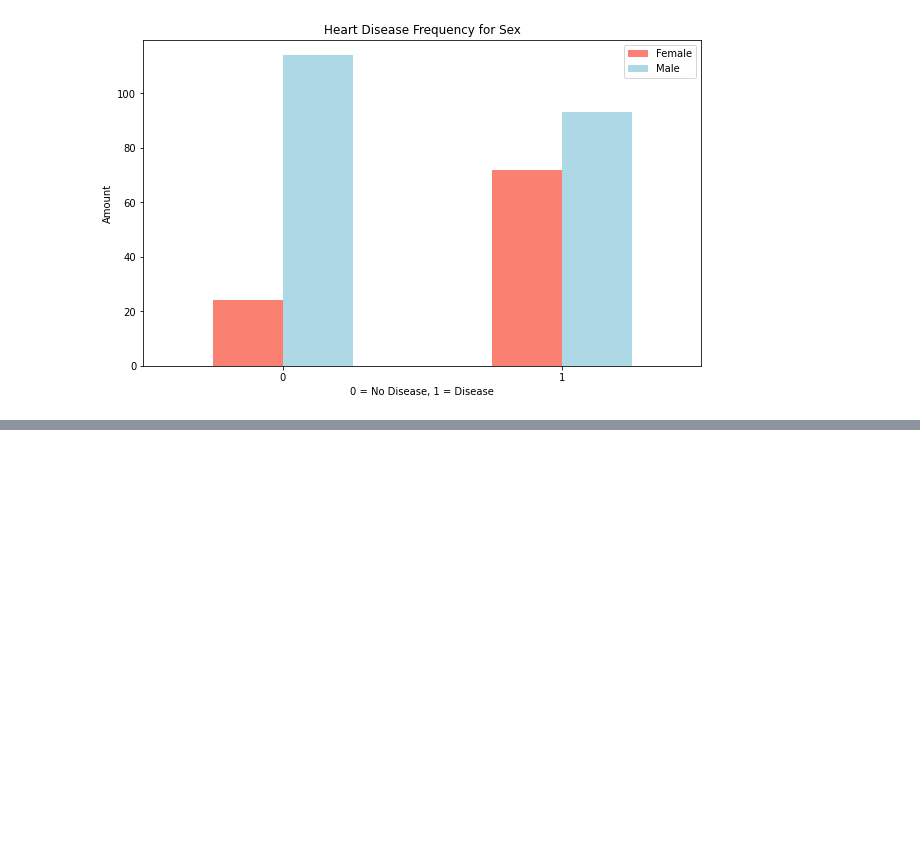
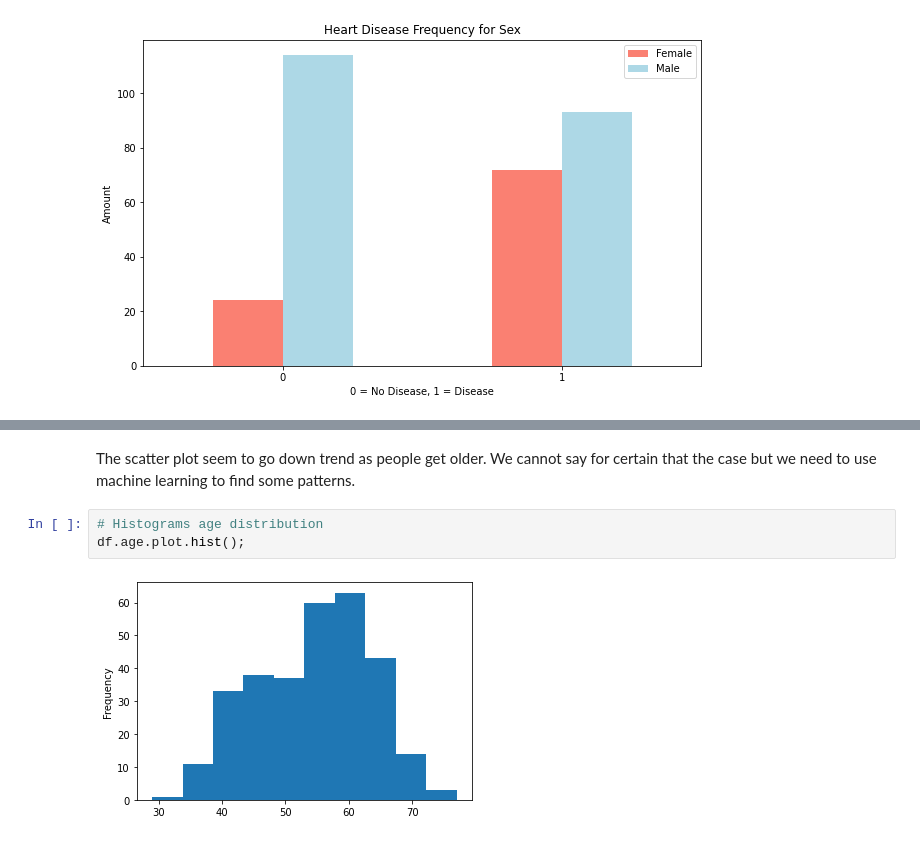
Before and after one commit to BensonFeng/heart-disease-project, a Jupyter notebook: notebook/heart-disease-classification.ipynb, the cells around one changed output, grey strips where cells are left out. Cells and saved outputs as stored; diff of their text form; blank space fills up the shorter version.

```diff
--- a/notebook/heart-disease-classification.ipynb
+++ b/notebook/heart-disease-classification.ipynb
@@ -147,0 +192,7 @@ plt.xticks(rotation=0); # keep the labels on the x-axis vertical
+# %% [markdown]
+The scatter plot seem to go down trend as people get older. We cannot say for certain that the case but we need to use machine learning to find some patterns.
+# %%
+# Histograms age distribution
+df.age.plot.hist();
+# %% [output]
+[figure, added]
```
Also changed, not shown: parts of 11 cells of this notebook.
